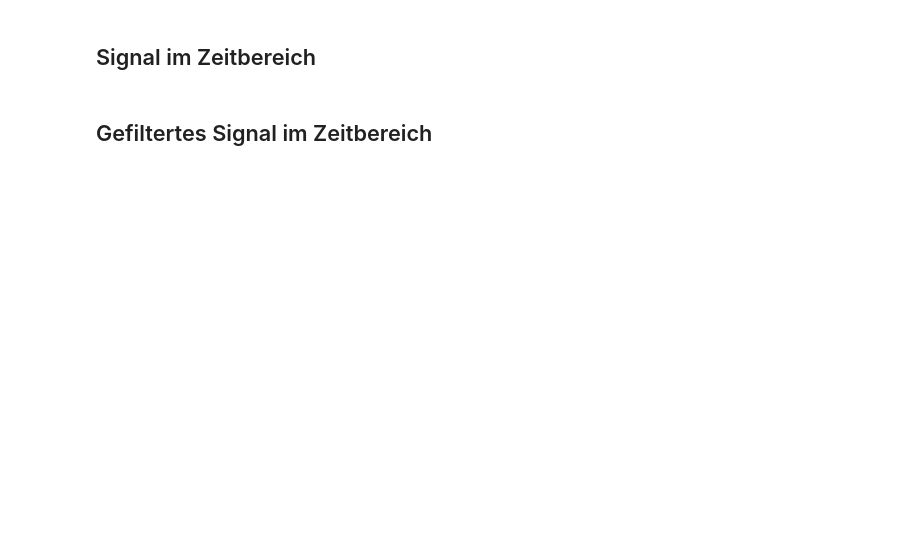
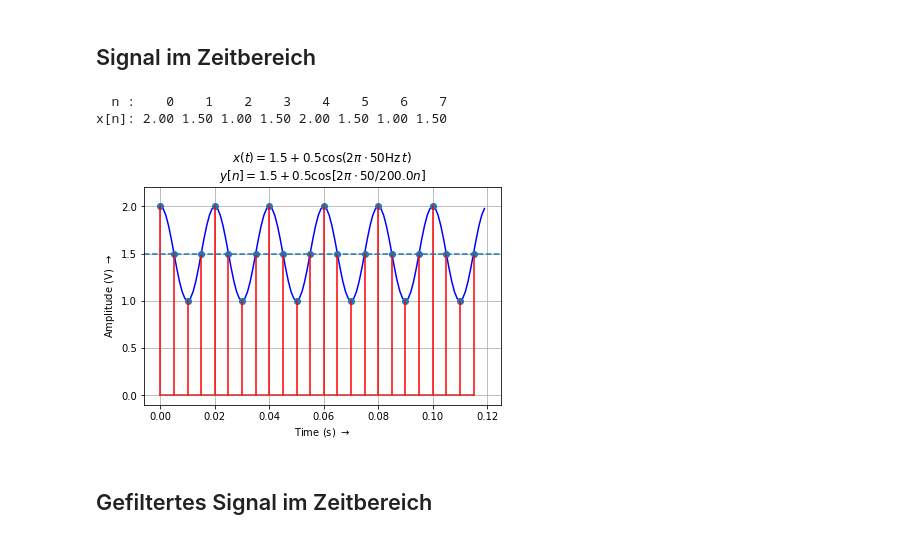
Before and after one commit to chipmuenk/dsp, a Jupyter notebook: notebooks/02_LTF/dsvFPGA-LTI_F.ipynb, the cells around one changed output. Cells and saved outputs as stored; diff of their text form; code cells hidden in the pictures; blank space fills up the shorter version.

```diff
--- a/notebooks/02_LTF/dsvFPGA-LTI_F.ipynb
+++ b/notebooks/02_LTF/dsvFPGA-LTI_F.ipynb
@@ -47,24 +65,28 @@ b = np.ones(4); a = 1 # MA-filter, N = 5
 # %% [markdown]
 ## Signal im Zeitbereich
 # %%
-plt.figure()
-plt.xlabel(r'Time (s) $\rightarrow$')
-plt.ylabel(r'Amplitude (V) $\rightarrow$')
-plt.title('$x(t) = 1.5 + 0.5 \cos(2 \pi \cdot 50 \mathrm{Hz}\, t)$\n\
+figure()
+xlabel(r'Time (s) $\rightarrow$')
+ylabel(r'Amplitude (V) $\rightarrow$')
+title('$x(t) = 1.5 + 0.5 \cos(2 \pi \cdot 50 \mathrm{Hz}\, t)$\n\
 $y[n] = 1.5 + 0.5 \cos[2 \pi \cdot 50 / %.1f n]$'%(1./Ts))
 #
-plt.grid(True)    # Turn on grid
-plt.plot(t, xt, 'b-') # x(t) with blue line
-plt.stem(n*Ts, xn, linefmt='r-') # x[n], red stems
+grid(True)    # Turn on grid
+plot(t, xt, 'b-') # x(t) with blue line
+stem(n*Ts, xn, linefmt='r-') # x[n], red stems
 plt.ylim(-0.1, 2.2)   # set y-limits to ymin, ymax
 # horizontal line (relative x-coordinates):
 plt.axhline(1.5, xmin=0, xmax=1, linestyle='--')
 plt.subplots_adjust(top=0.88,right=0.95)
 print('  n :', end="")
 for i in range(8): print('{:5d}'.format(i), end="")
 print('\nx[n]:', end="")
 for i in range(8): print('{0:5.2f}'.format(xn[i]),
                end="")
+# %% [output]
+  n :    0    1    2    3    4    5    6    7
+x[n]: 2.00 1.50 1.00 1.50 2.00 1.50 1.00 1.50
+[figure, added]
 # %% [markdown]
 ## Gefiltertes Signal im Zeitbereich
 # %%
```
Also changed, not shown: parts of 10 cells of this notebook, 5 other files.
